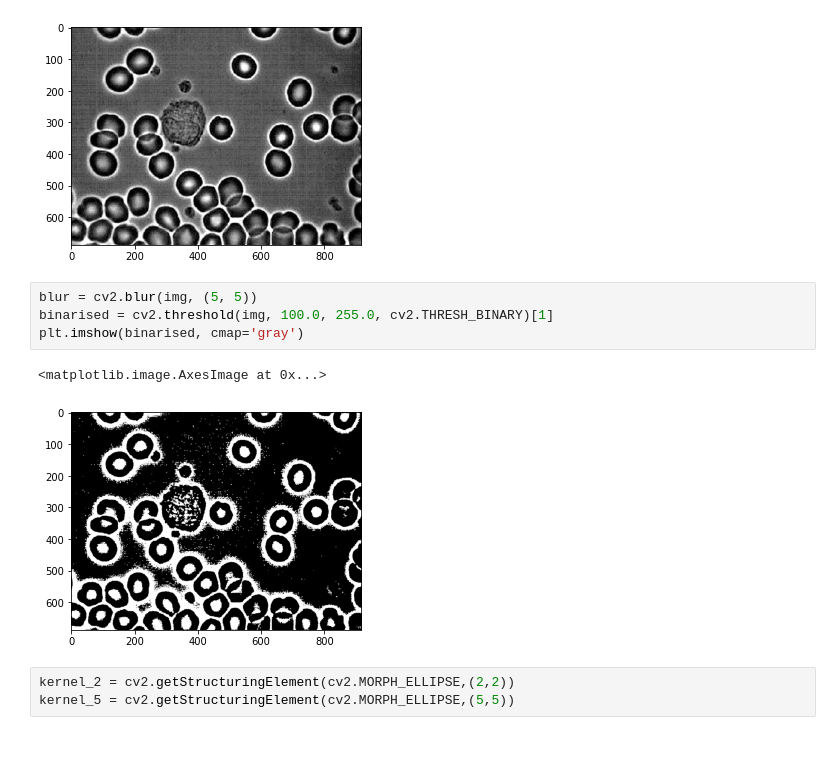
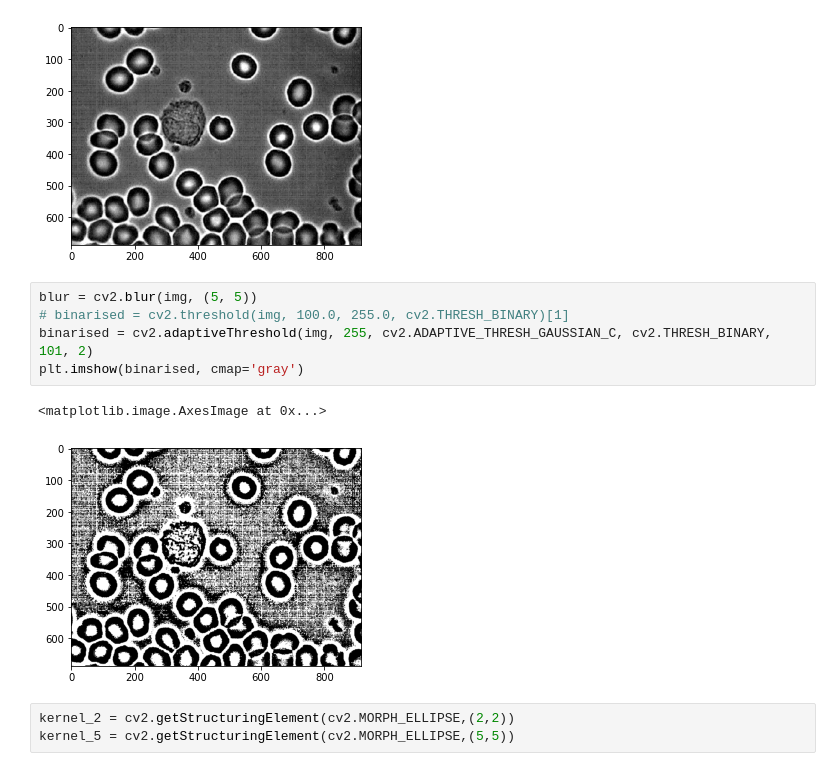
Before and after one commit to Tetrergeru/cv_project, a Jupyter notebook: cells.ipynb, the cells around one changed output. Saved outputs shown, nothing was run; the diff lists cells and outputs as text.

```diff
--- a/cells.ipynb
+++ b/cells.ipynb
@@ -12,11 +12,12 @@ plt.imshow(img, cmap='gray')
 [figure]
 # %%
 blur = cv2.blur(img, (5, 5))
-binarised = cv2.threshold(img, 100.0, 255.0, cv2.THRESH_BINARY)[1]
+# binarised = cv2.threshold(img, 100.0, 255.0, cv2.THRESH_BINARY)[1]
+binarised = cv2.adaptiveThreshold(img, 255, cv2.ADAPTIVE_THRESH_GAUSSIAN_C, cv2.THRESH_BINARY, 101, 2)
 plt.imshow(binarised, cmap='gray')
 # %% [output]
 <matplotlib.image.AxesImage at 0x...>
-[figure, old version]
+[figure, new version]
 # %%
 kernel_2 = cv2.getStructuringElement(cv2.MORPH_ELLIPSE,(2,2))
 kernel_5 = cv2.getStructuringElement(cv2.MORPH_ELLIPSE,(5,5))
```
Also changed, not shown: parts of 1 cell of this notebook, 1 other file.
